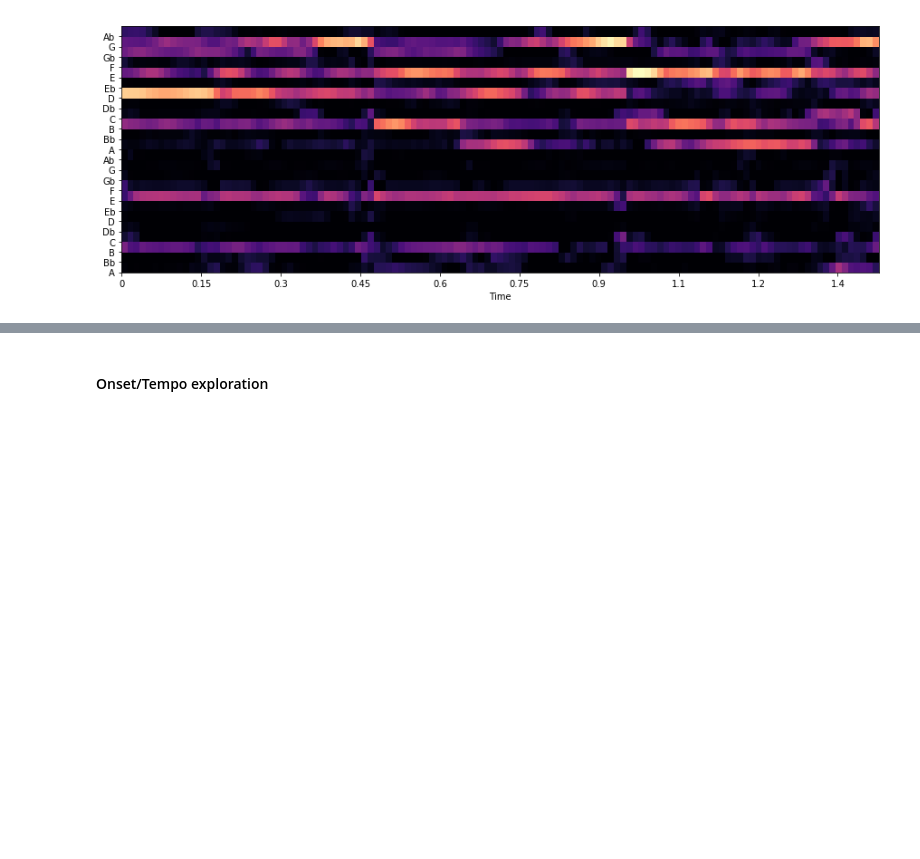
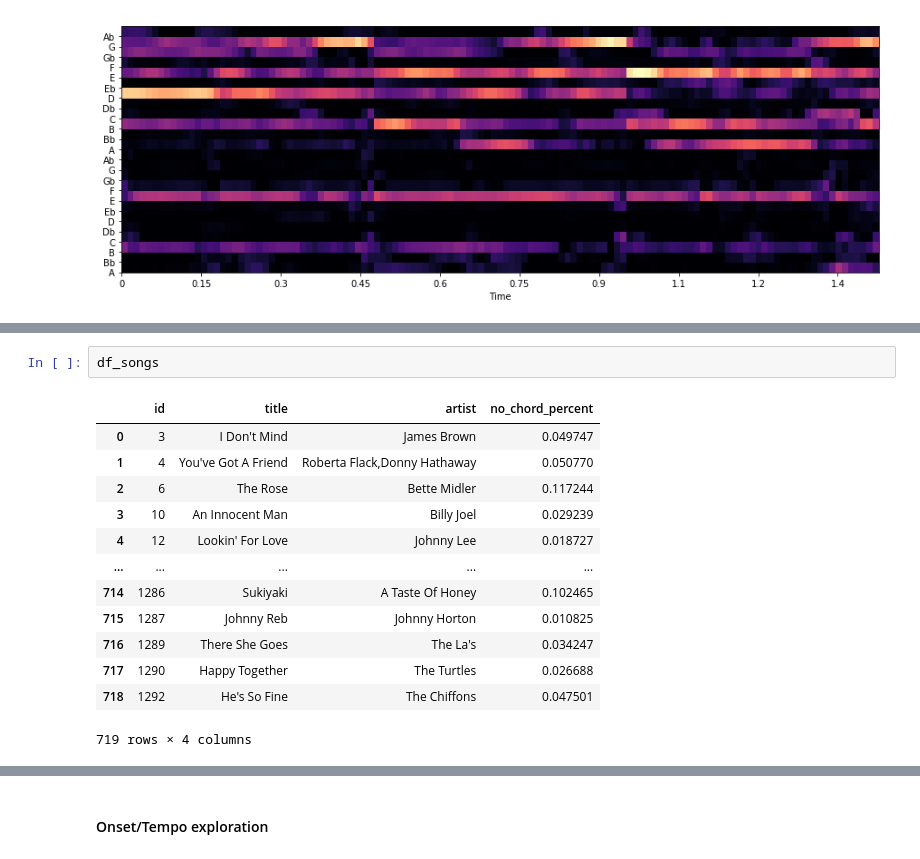
Before and after one commit to cjbayron/autochord, a Jupyter notebook: data_analysis.ipynb, the cells around one changed output, grey strips where cells are left out. Cells and saved outputs as stored; diff of their text form; blank space fills up the shorter version.

```diff
--- a/data_analysis.ipynb
+++ b/data_analysis.ipynb
@@ -1344,0 +1375,16 @@ _ = ax.set_yticklabels(notes)
+# %%
+df_songs
+# %% [output]
+|  | id | title | artist | no_chord_percent |
+| 0 | 3 | I Don't Mind | James Brown | 0.049747 |
+| 1 | 4 | You've Got A Friend | Roberta Flack,Donny Hathaway | 0.050770 |
+| 2 | 6 | The Rose | Bette Midler | 0.117244 |
+| 3 | 10 | An Innocent Man | Billy Joel | 0.029239 |
+| 4 | 12 | Lookin' For Love | Johnny Lee | 0.018727 |
+| ... | ... | ... | ... | ... |
+| 714 | 1286 | Sukiyaki | A Taste Of Honey | 0.102465 |
+| 715 | 1287 | Johnny Reb | Johnny Horton | 0.010825 |
+| 716 | 1289 | There She Goes | The La's | 0.034247 |
+| 717 | 1290 | Happy Together | The Turtles | 0.026688 |
+| 718 | 1292 | He's So Fine | The Chiffons | 0.047501 |
+719 rows × 4 columns
```
Also changed, not shown: parts of 21 cells of this notebook, 1 other file.
